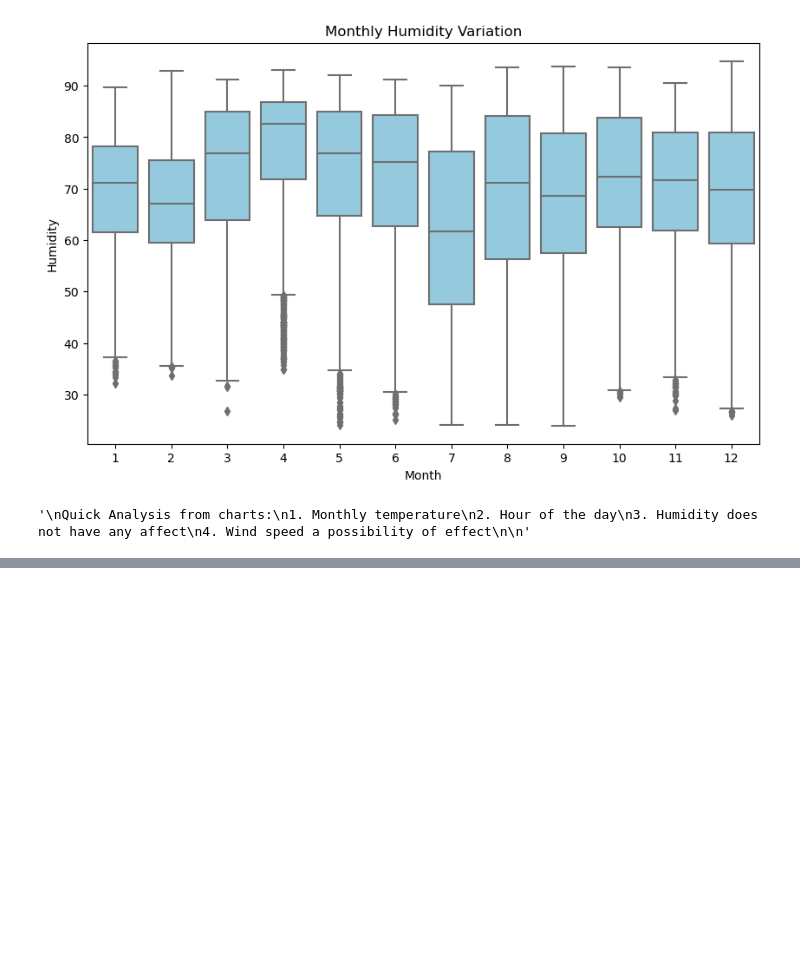
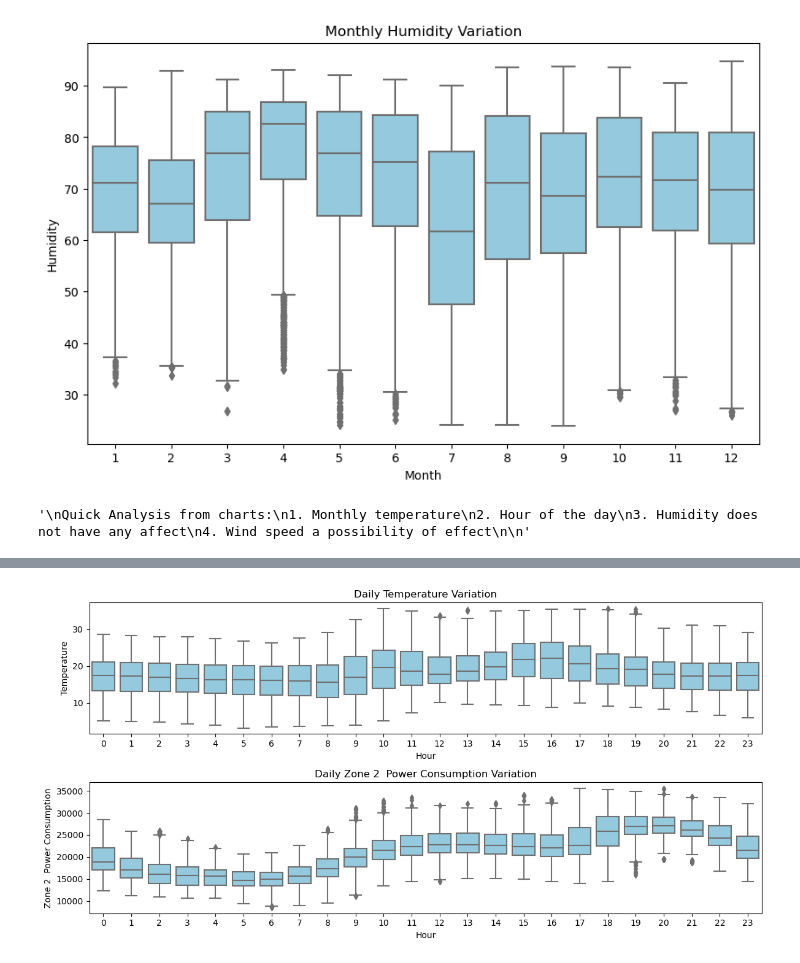
Before and after one commit to cknguyen123/CSE_143_Group_18_Project, a Jupyter notebook: Final_Project_data_vis_and_analysis.ipynb, the cells around one changed output, grey strips where cells are left out. Cells and saved outputs as stored; diff of their text form; code cells hidden in the pictures; blank space fills up the shorter version.

```diff
--- a/Final_Project_data_vis_and_analysis.ipynb
+++ b/Final_Project_data_vis_and_analysis.ipynb
@@ -460,0 +503,4 @@ Quick Analysis from charts:
+# %%
+plotFeatureZoneVariation(data, 'Temperature', 'Zone 2  Power Consumption')
+# %% [output]
+[figure, added]
```
Also changed, not shown: parts of 9 cells of this notebook, 1 other file.
